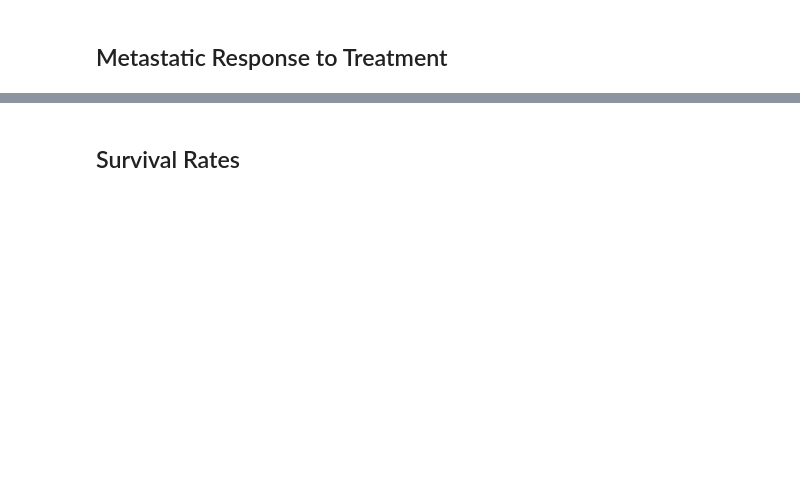
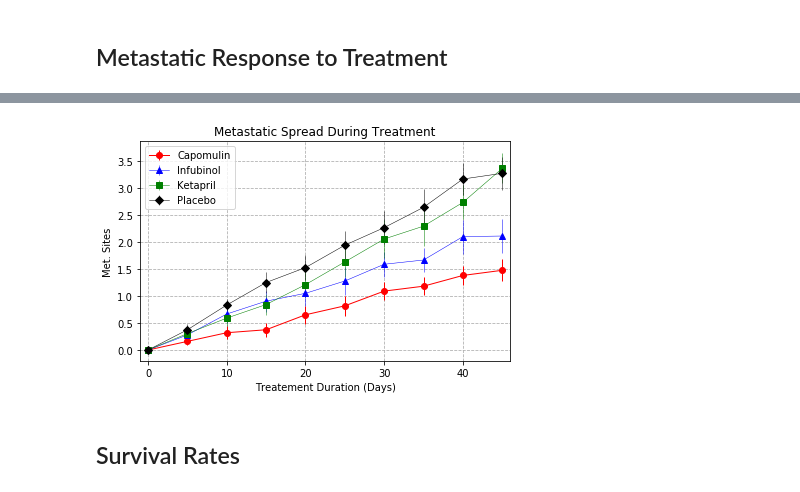
Before and after one commit to CholGurung/Pymaceuticals, a Jupyter notebook: pymaceuticals_starter.ipynb, the cells around one changed output, grey strips where cells are left out. Drawn from its saved outputs; the diff is of its cells as text; code cells hidden in the pictures; blank space fills up the shorter version.

```diff
--- a/pymaceuticals_starter.ipynb
+++ b/pymaceuticals_starter.ipynb
@@ -109,7 +141,7 @@ plt.show()
 ## Metastatic Response to Treatment
 # %%
 # Store the Mean Met. Site Data Grouped by Drug and Timepoint
+average_metastatic_site = combined_mouse_data.groupby(["Drug", "Timepoint"])["Metastatic Sites"].mean()
 
 # Convert to DataFrame
-
-# Preview DataFrame
+avg_metas_df = pd.DataFrame(average_metastatic_site).rename(columns={"Metastatic Sites": "Average Metastatic Sites"})
@@ -125,6 +159,6 @@ plt.show()
 # %%
 # Store the Standard Error associated with Met. Sites Grouped by Drug and Timepoint
+standard_errors_metasite = combined_mouse_data.groupby(["Drug", "Timepoint"])["Metastatic Sites"].sem()
 
 # Convert to DataFrame
-
-# Preview DataFrame
+std_err_metasite_df = pd.DataFrame(standard_errors_metasite).rename(columns={"Metastatic Sites": "Metastatic Sites Standard Errors"})
@@ -140,4 +176,4 @@ plt.show()
 # %%
 # Minor Data Munging to Re-Format the Data Frames
-
-# Preview that Reformatting worked
+reformat_metasite_df = avg_metas_df.reset_index()
+munged_avg_metasite_df = reformat_metasite_df.pivot(index="Timepoint", columns ="Drug",values="Average Metastatic Sites")
@@ -161,0 +191,45 @@ plt.show()
+# %%
+# Generate the Plot (with Error Bars)
+x_axis = munged_avg_metasite_df.index.values
+
+#creating scatter plot for Drug Campomulin  Infubinol, Ketapril, and Placebo
+drug_to_plot = ["Capomulin","Infubinol", "Ketapril", "Placebo"]
+capo_handle = plt.errorbar(x_axis, munged_avg_metasite_df["Capomulin"].values, yerr = std_err_metasite_df["Metastatic Sites Standard Errors"]["Capomulin"],
+            color="red", marker="o",linewidth=1, alpha=1)
+
+infu_handle = plt.errorbar(x_axis, munged_avg_metasite_df["Infubinol"].values, yerr = std_err_metasite_df["Metastatic Sites Standard Errors"]["Infubinol"],
+            color="blue", marker="^", lw = 0.5)
+
+keta_handle = plt.errorbar(x_axis, munged_avg_metasite_df["Ketapril"].values, yerr = std_err_metasite_df["Metastatic Sites Standard Errors"]["Ketapril"],
+            color="green",marker="s", lw = 0.5)
+
+
+placeb_handle = plt.errorbar(x_axis, munged_avg_metasite_df["Placebo"].values, yerr = std_err_metasite_df["Metastatic Sites Standard Errors"]["Placebo"],
+            color="black",marker="D", lw = 0.5)
+
+#find the max and min value for y-axis
+max_y_axis_value = max(munged_avg_metasite_df["Capomulin"].values)
+min_y_axis_value = min(munged_avg_metasite_df["Capomulin"].values)
+for drug in drug_to_plot:
+    if(max(munged_avg_metasite_df[drug].values) > max_y_axis_value):
+        max_y_axis_value = max(munged_avg_metasite_df[drug].values)
+    if(min(munged_avg_metasite_df[drug].values) < min_y_axis_value):
+        min_y_axis_value = max(munged_avg_metasite_df[drug].values)
+
+plt.xlim(-1, max(x_axis) +1)
+plt.ylim(min_y_axis_value - 0.2 , max_y_axis_value + 0.5)
+plt.title("Metastatic Spread During Treatment", fontsize=12)
+plt.xlabel("Treatement Duration (Days)", fontsize=10)
+plt.ylabel("Met. Sites", fontsize=10)
+
+plt.grid(linestyle="dashed")
+plt.legend(drug_to_plot, loc = "best")
+plt.tight_layout()
+
+# Save the Figure
+plt.savefig("../Images/metastatic_spread_during_treatement.png")
+
+# Show the Figure
+plt.show()
+# %% [output]
+[figure, added]
```
Also changed, not shown: parts of 36 cells of this notebook, 6 other files.
